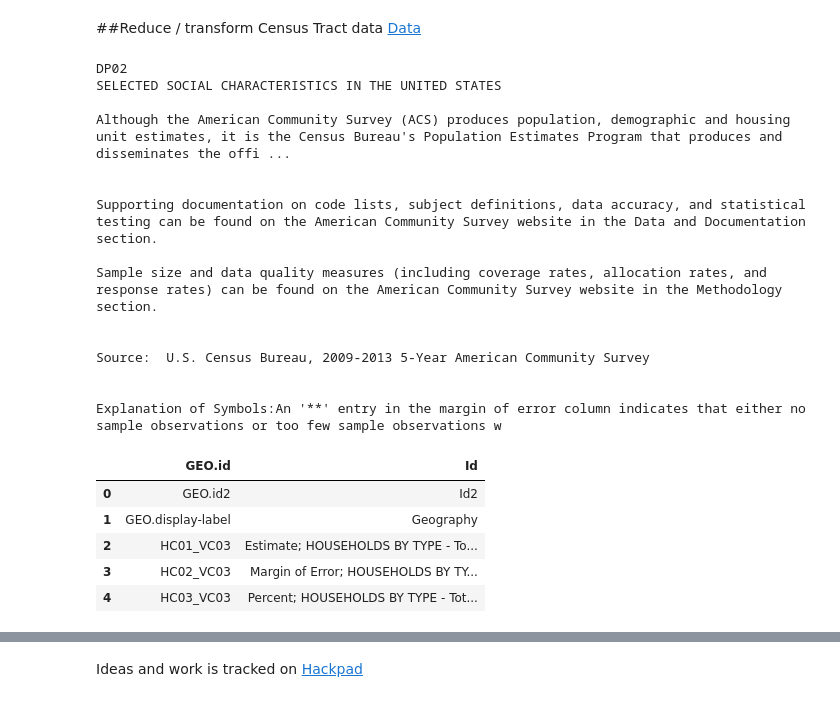
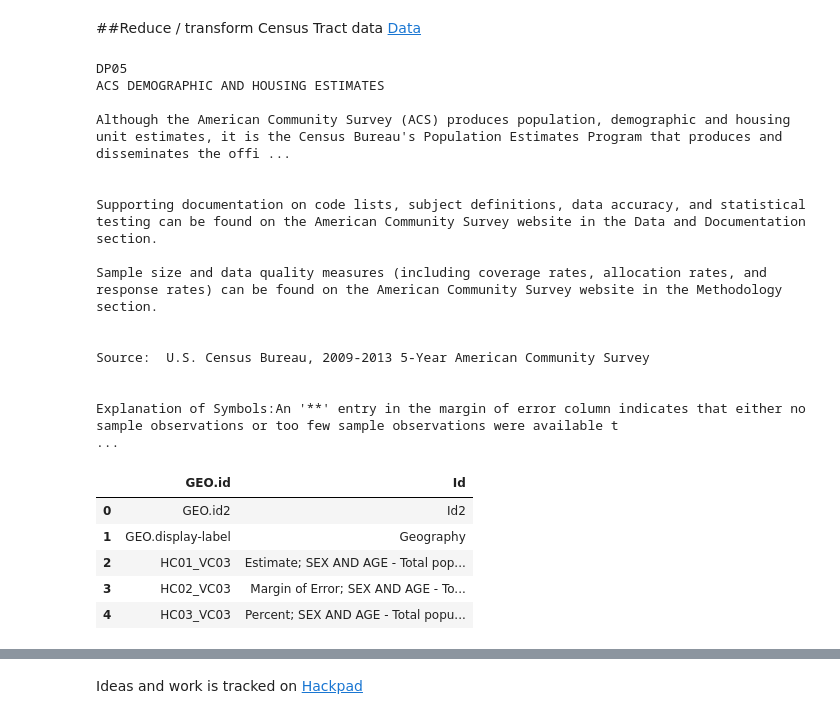
Before and after one commit to DataKind-SF/datadive_201503_sf-health-improvement-partnership, a Jupyter notebook: filter_census_tract_data.ipynb, the cells around one changed output, grey strips where cells are left out. Drawn from its saved outputs; the diff is of its cells as text; code cells hidden in the pictures.

```diff
--- a/filter_census_tract_data.ipynb
+++ b/filter_census_tract_data.ipynb
@@ -6,14 +7,17 @@ import pandas as pd
 # %%
 path_base = ("/Users/brian/Google Drive/")
 path_specfic = "SPHIP/2009-2013 ACS Demographic Data/Census Tract Data Files and Documentation/"
+years = ['2', '3', '4', '5']
+year = years[3]
 # %%
-file_name = 'ACS_13_5YR_DP02.txt'
+file_name = 'ACS_13_5YR_DP0'+year+'.txt'
 with open(path_base+path_specfic+file_name) as f:
     text_description = f.read()
 print(text_description[:1000])
+print('...')
 # %% [output]
-DP02
-SELECTED SOCIAL CHARACTERISTICS IN THE UNITED STATES
+DP05
+ACS DEMOGRAPHIC AND HOUSING ESTIMATES
 
 Although the American Community Survey (ACS) produces population, demographic and housing unit estimates, it is the Census Bureau's Population Estimates Program that produces and disseminates the offi ...
 
@@ -26,18 +30,19 @@ Sample size and data quality measures (including coverage rates, allocation rate
 Source:  U.S. Census Bureau, 2009-2013 5-Year American Community Survey
 
 
-Explanation of Symbols:An '**' entry in the margin of error column indicates that either no sample observations or too few sample observations w
+Explanation of Symbols:An '**' entry in the margin of error column indicates that either no sample observations or too few sample observations were available t
+...
 # %%
 # Load meta data
-file_name = "ACS_13_5YR_DP02_metadata.csv"
+file_name = "ACS_13_5YR_DP0"+year+"_metadata.csv"
 path_name = (path_base+path_specfic+file_name)
 df_meta = pd.read_csv(path_name)
 df_meta.head()
 # %% [output]
 |  | GEO.id | Id |
 | 0 | GEO.id2 | Id2 |
 | 1 | GEO.display-label | Geography |
-| 2 | HC01_VC03 | Estimate; HOUSEHOLDS BY TYPE - To... |
-| 3 | HC02_VC03 | Margin of Error; HOUSEHOLDS BY TY... |
-| 4 | HC03_VC03 | Percent; HOUSEHOLDS BY TYPE - Tot... |
+| 2 | HC01_VC03 | Estimate; SEX AND AGE - Total pop... |
+| 3 | HC02_VC03 | Margin of Error; SEX AND AGE - To... |
+| 4 | HC03_VC03 | Percent; SEX AND AGE - Total popu... |
 # %%
```
Also changed, not shown: parts of 4 cells of this notebook.
